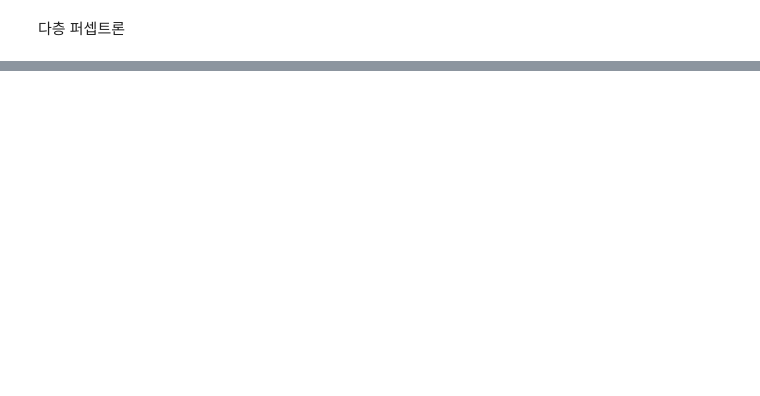
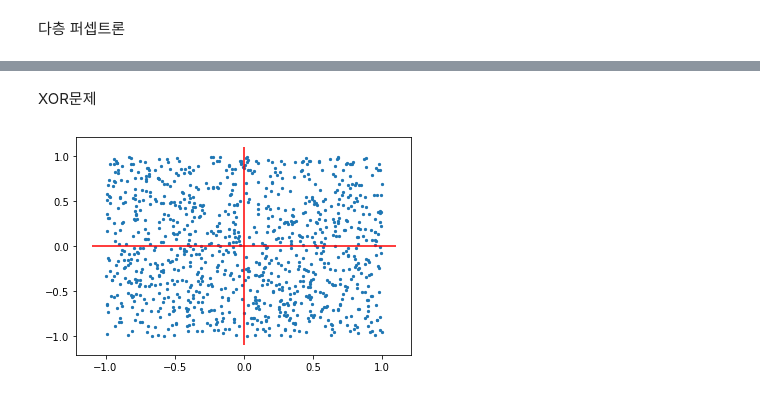
Before and after one commit to Namsik-Yoon/pytorch_basic, a Jupyter notebook: 5_2 Non Linear 예시.ipynb, the cells around one changed output, grey strips where cells are left out. Cells and saved outputs as stored; diff of their text form; code cells hidden in the pictures; blank space fills up the shorter version.

```diff
--- a/5_2 Non Linear 예시.ipynb
+++ b/5_2 Non Linear 예시.ipynb
@@ -154,0 +155,11 @@ for i,x in enumerate(X):
+# %% [markdown]
+XOR문제
+# %%
+X = np.random.uniform(-1,1,size=(1000,2))
+
+plt.scatter(X[:,0],X[:,1],s=5)
+plt.vlines(0, -1.1, 1.1, color='r')
+plt.hlines(0, -1.1, 1.1, color='r')
+plt.show()
+# %% [output]
+[figure, added]
```
Also changed, not shown: parts of 27 cells of this notebook.
